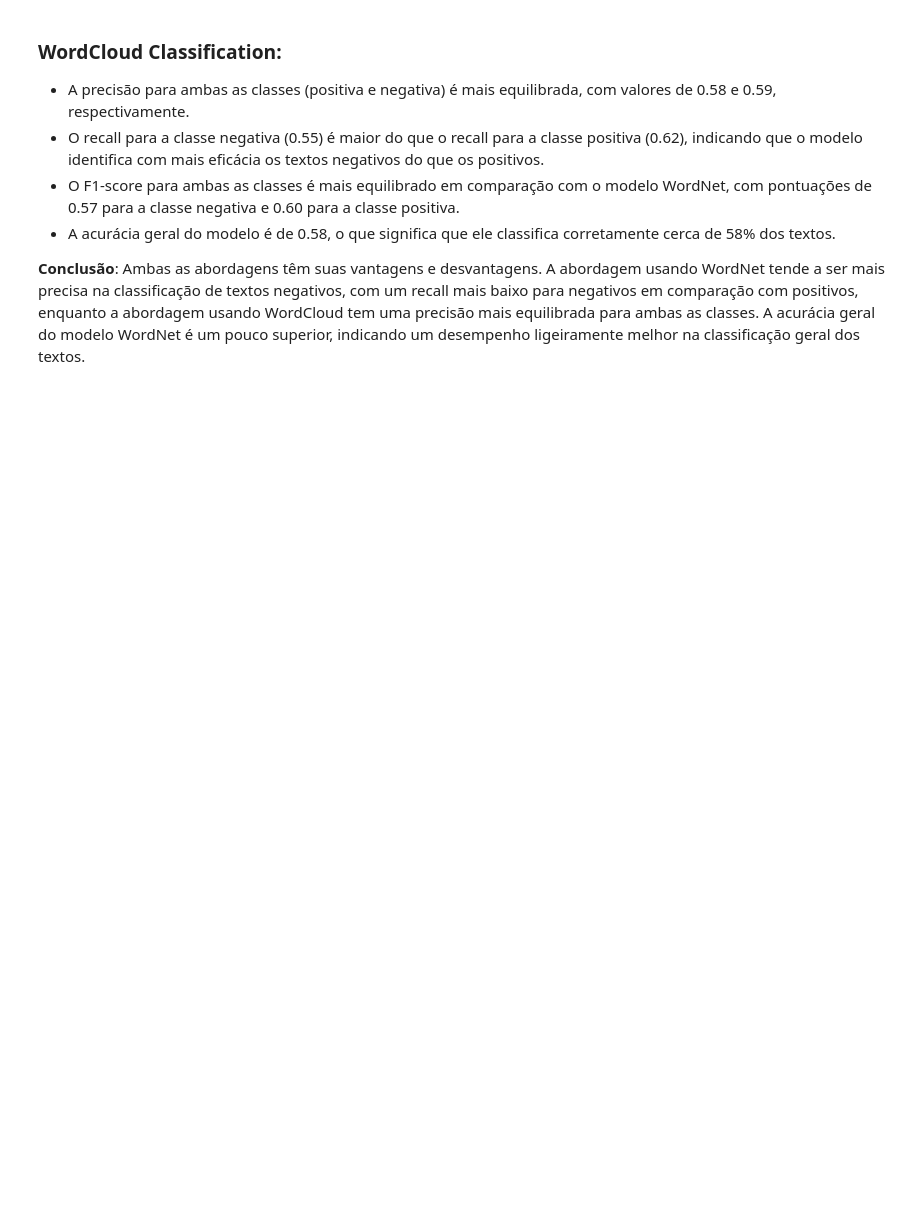
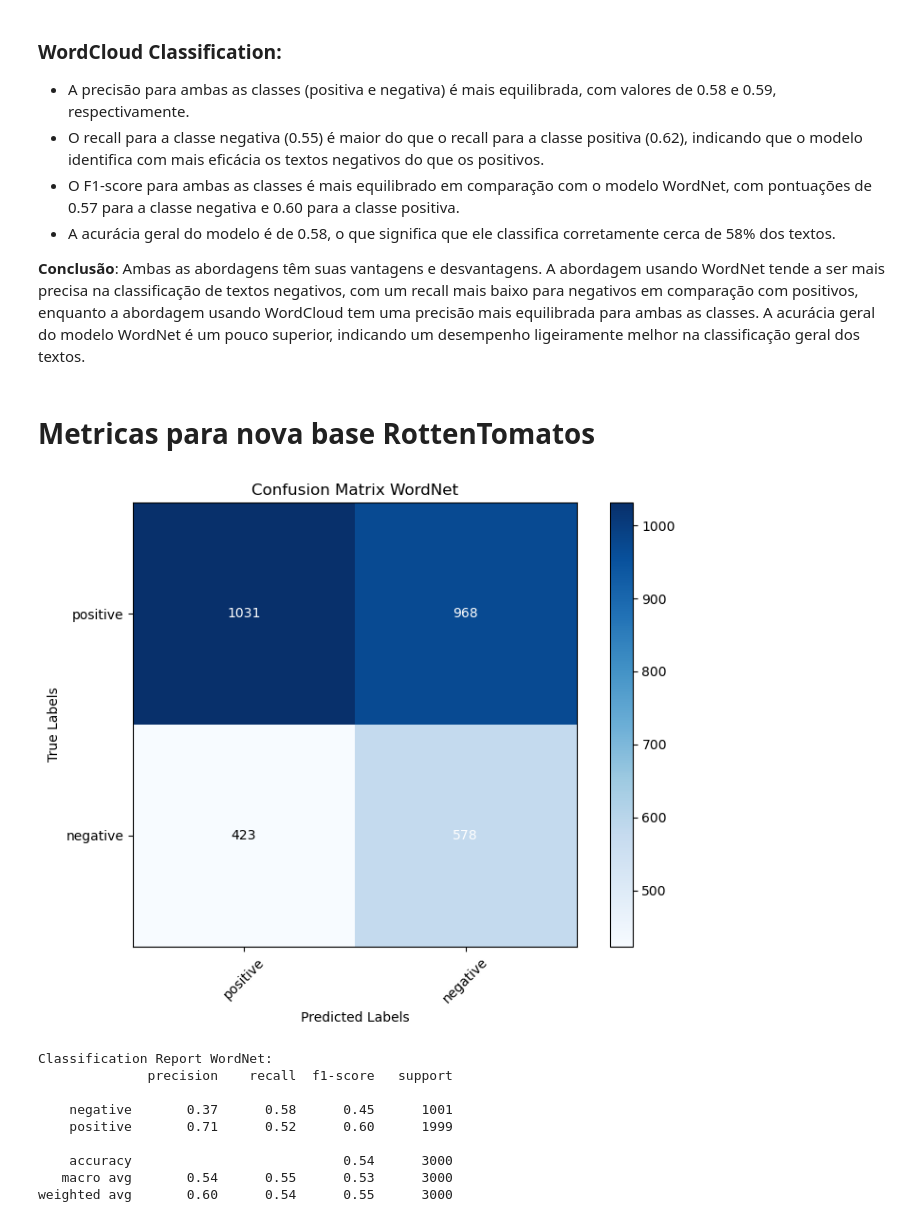
Before and after one commit to danielcarvalho99/Projeto-NLP, a Jupyter notebook: notebooks_explicativos/Simbolico.ipynb, the cells around one changed output. Cells and saved outputs as stored; diff of their text form; code cells hidden in the pictures; blank space fills up the shorter version.

```diff
--- a/notebooks_explicativos/Simbolico.ipynb
+++ b/notebooks_explicativos/Simbolico.ipynb
@@ -517,3 +538,61 @@ Após analisar os relatórios de classificação para as duas abordagens de clas
 
 **Conclusão**:
 Ambas as abordagens têm suas vantagens e desvantagens. A abordagem usando WordNet tende a ser mais precisa na classificação de textos negativos, com um recall mais baixo para negativos em comparação com positivos, enquanto a abordagem usando WordCloud tem uma precisão mais equilibrada para ambas as classes. A acurácia geral do modelo WordNet é um pouco superior, indicando um desempenho ligeiramente melhor na classificação geral dos textos.
+# %% [markdown]
+# Metricas para nova base RottenTomatos
+# %%
+from sklearn.metrics import confusion_matrix, classification_report
+import seaborn as sns
+import matplotlib.pyplot as plt
+
+# Função para plotar a matriz de confusão
+def plot_confusion_matrix(y_true, y_pred, labels, model_name):
+    cm = confusion_matrix(y_true, y_pred, labels=labels)
+
+    plt.figure(figsize=(8, 6))
+    plt.imshow(cm, interpolation='nearest', cmap=plt.cm.Blues)
+    plt.colorbar()
+    tick_marks = np.arange(len(labels))
+    plt.xticks(tick_marks, labels, rotation=45)
+    plt.yticks(tick_marks, labels)
+
+    fmt = 'd'
+    thresh = cm.max() / 2.
+    for i in range(cm.shape[0]):
+        for j in range(cm.shape[1]):
+            plt.text(j, i, format(cm[i, j], fmt),
+                    ha="center", va="center",
+                    color="white" if cm[i, j] > thresh else "black")
+
+    plt.xlabel('Predicted Labels')
+    plt.ylabel('True Labels')
+    plt.title(f'Confusion Matrix {model_name}')
+    plt.tight_layout()
+    plt.show()
+
+# Função para calcular e imprimir as métricas de avaliação
+def print_evaluation_metrics(y_true, y_pred, model_name):
+    print(f"Classification Report {model_name}:")
+    print(classification_report(y_true, y_pred))
+# %%
+# Exemplo para WordNet Classification
+model_name = 'WordNet'
+y_true_wordnet = df['sentiment']
+y_pred_wordnet = df['WordNet_classification']
+
+# Plotar a matriz de confusão
+plot_confusion_matrix(y_true_wordnet, y_pred_wordnet, ['positive', 'negative'], model_name)
+
+# Imprimir as métricas de avaliação
+print_evaluation_metrics(y_true_wordnet, y_pred_wordnet, model_name)
+# %% [output]
+[figure, added]
+Classification Report WordNet:
+              precision    recall  f1-score   support
+
+    negative       0.37      0.58      0.45      1001
+    positive       0.71      0.52      0.60      1999
+
+    accuracy                           0.54      3000
+   macro avg       0.54      0.55      0.53      3000
+weighted avg       0.60      0.54      0.55      3000
```
Also changed, not shown: parts of 8 cells of this notebook.
